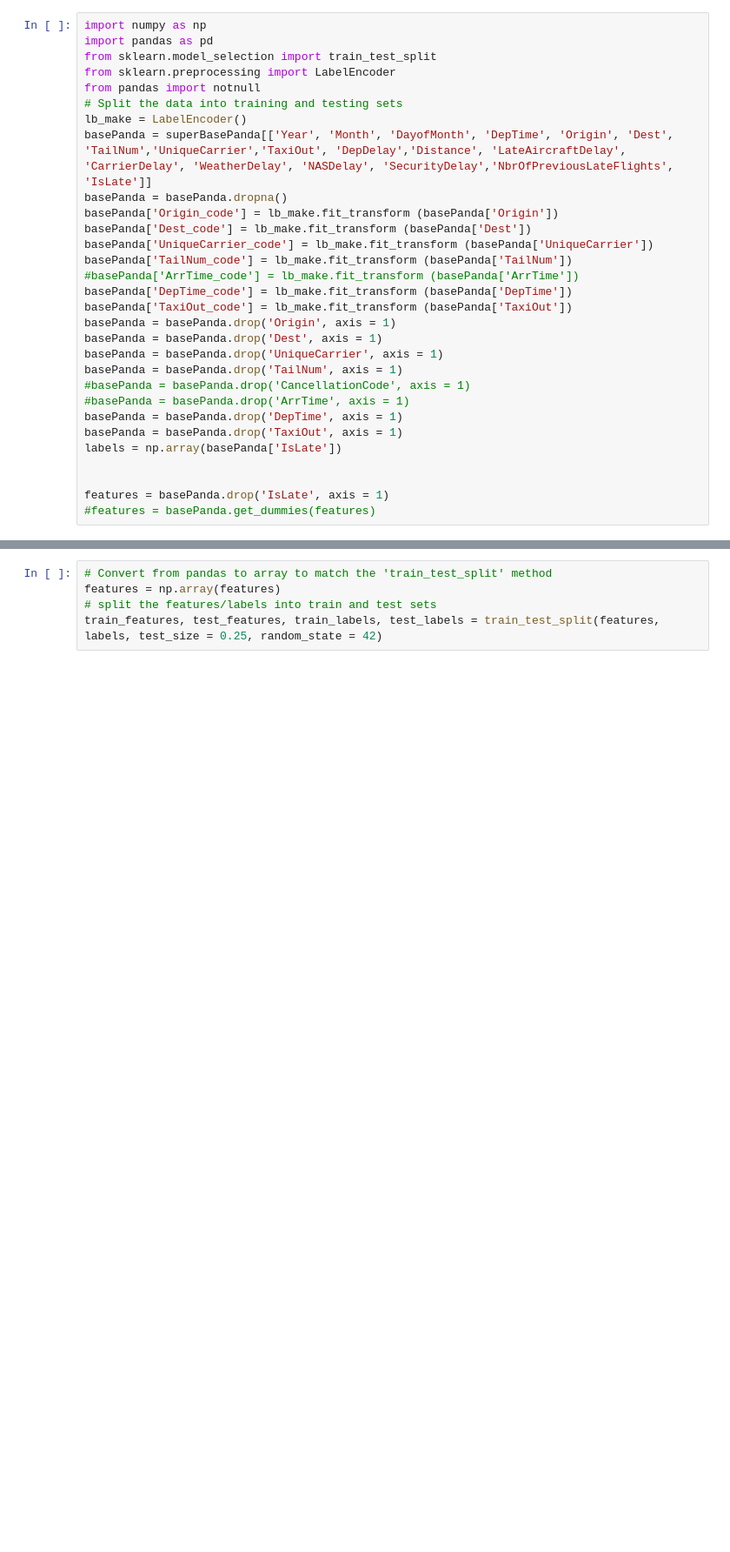
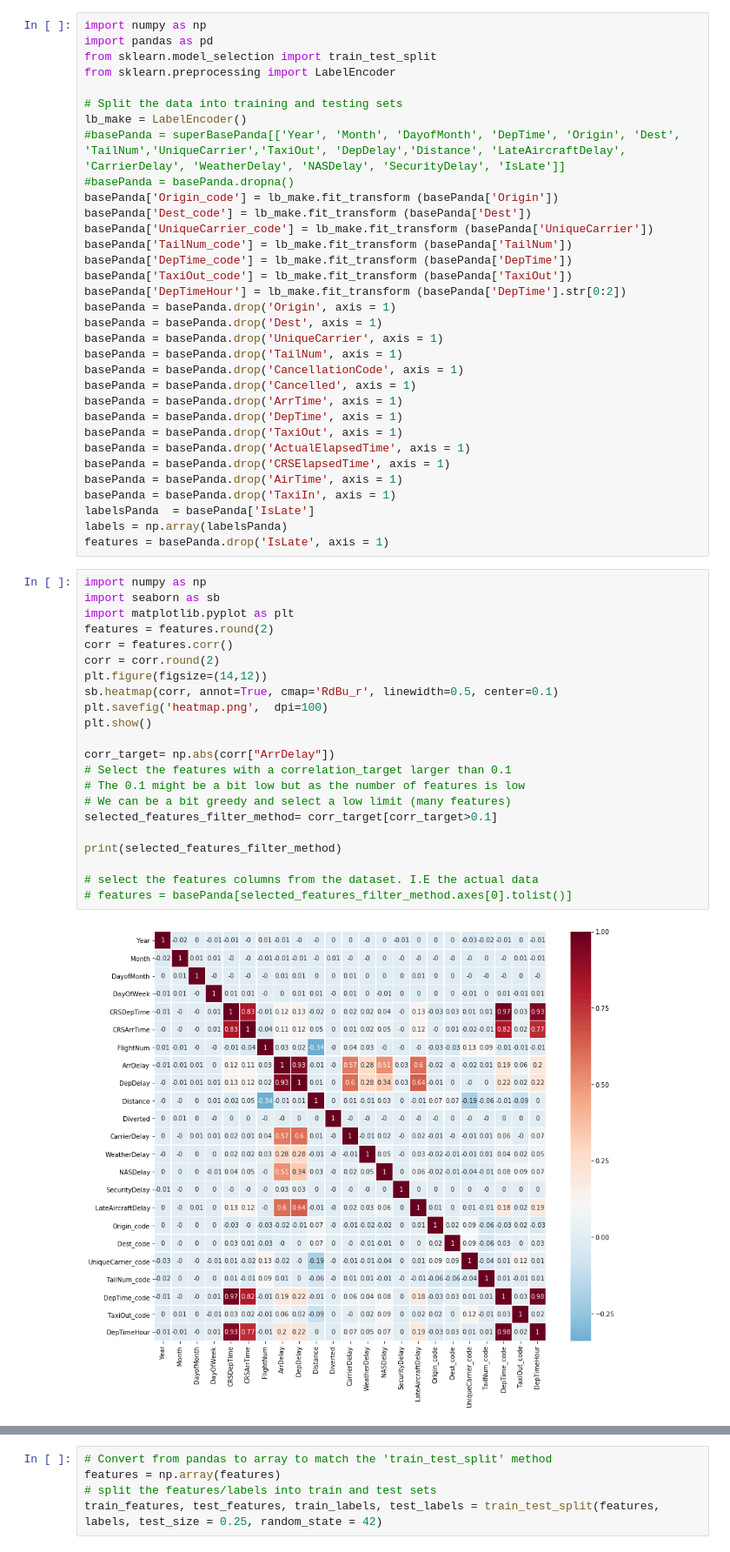
Before and after one commit to Greyhouse-Consulting/LAB4, a Jupyter notebook: lab4.ipynb, the cells around one changed output, grey strips where cells are left out. Shown at 87% size. Drawn from its saved outputs; the diff is of its cells as text; blank space fills up the shorter version.

```diff
--- a/lab4.ipynb
+++ b/lab4.ipynb
@@ -45,28 +62,55 @@ import numpy as np
 import pandas as pd
 from sklearn.model_selection import train_test_split
 from sklearn.preprocessing import LabelEncoder
-from pandas import notnull
+
 # Split the data into training and testing sets
 lb_make = LabelEncoder()
-basePanda = superBasePanda[['Year', 'Month', 'DayofMonth', 'DepTime', 'Origin', 'Dest', 'TailNum','UniqueCarrier','TaxiOut', 'DepDelay','Distance', 'LateAircraftDelay', 'CarrierDelay', 'WeatherDelay', 'NASDelay', 'SecurityDelay','NbrOfPreviousLateFlights', 'IsLate']]
-basePanda = basePanda.dropna()
+#basePanda = superBasePanda[['Year', 'Month', 'DayofMonth', 'DepTime', 'Origin', 'Dest', 'TailNum','UniqueCarrier','TaxiOut', 'DepDelay','Distance', 'LateAircraftDelay', 'CarrierDelay', 'WeatherDelay', 'NASDelay', 'SecurityDelay', 'IsLate']]
+#basePanda = basePanda.dropna()
 basePanda['Origin_code'] = lb_make.fit_transform (basePanda['Origin'])
 basePanda['Dest_code'] = lb_make.fit_transform (basePanda['Dest'])
 basePanda['UniqueCarrier_code'] = lb_make.fit_transform (basePanda['UniqueCarrier'])
 basePanda['TailNum_code'] = lb_make.fit_transform (basePanda['TailNum'])
-#basePanda['ArrTime_code'] = lb_make.fit_transform (basePanda['ArrTime'])
 basePanda['DepTime_code'] = lb_make.fit_transform (basePanda['DepTime'])
 basePanda['TaxiOut_code'] = lb_make.fit_transform (basePanda['TaxiOut'])
+basePanda['DepTimeHour'] = lb_make.fit_transform (basePanda['DepTime'].str[0:2])
 basePanda = basePanda.drop('Origin', axis = 1)
 basePanda = basePanda.drop('Dest', axis = 1)
 basePanda = basePanda.drop('UniqueCarrier', axis = 1)
 basePanda = basePanda.drop('TailNum', axis = 1)
-#basePanda = basePanda.drop('CancellationCode', axis = 1)
-#basePanda = basePanda.drop('ArrTime', axis = 1)
+basePanda = basePanda.drop('CancellationCode', axis = 1)
+basePanda = basePanda.drop('Cancelled', axis = 1)
+basePanda = basePanda.drop('ArrTime', axis = 1)
 basePanda = basePanda.drop('DepTime', axis = 1)
 basePanda = basePanda.drop('TaxiOut', axis = 1)
-labels = np.array(basePanda['IsLate'])
-
-
+basePanda = basePanda.drop('ActualElapsedTime', axis = 1)
+basePanda = basePanda.drop('CRSElapsedTime', axis = 1)
+basePanda = basePanda.drop('AirTime', axis = 1)
+basePanda = basePanda.drop('TaxiIn', axis = 1)
+labelsPanda  = basePanda['IsLate']
+labels = np.array(labelsPanda)
 features = basePanda.drop('IsLate', axis = 1)
-#features = basePanda.get_dummies(features)
+# %%
+import numpy as np
+import seaborn as sb
+import matplotlib.pyplot as plt
+features = features.round(2)
+corr = features.corr()
+corr = corr.round(2)
+plt.figure(figsize=(14,12))
+sb.heatmap(corr, annot=True, cmap='RdBu_r', linewidth=0.5, center=0.1)
+plt.savefig('heatmap.png',  dpi=100)
+plt.show()
+
+corr_target= np.abs(corr["ArrDelay"])
+# Select the features with a correlation_target larger than 0.1
+# The 0.1 might be a bit low but as the number of features is low
+# We can be a bit greedy and select a low limit (many features)
+selected_features_filter_method= corr_target[corr_target>0.1]
+
+print(selected_features_filter_method)
+
+# select the features columns from the dataset. I.E the actual data
+# features = basePanda[selected_features_filter_method.axes[0].tolist()]
+# %% [output]
+[figure, added]
```
Also changed, not shown: parts of 18 cells of this notebook.
